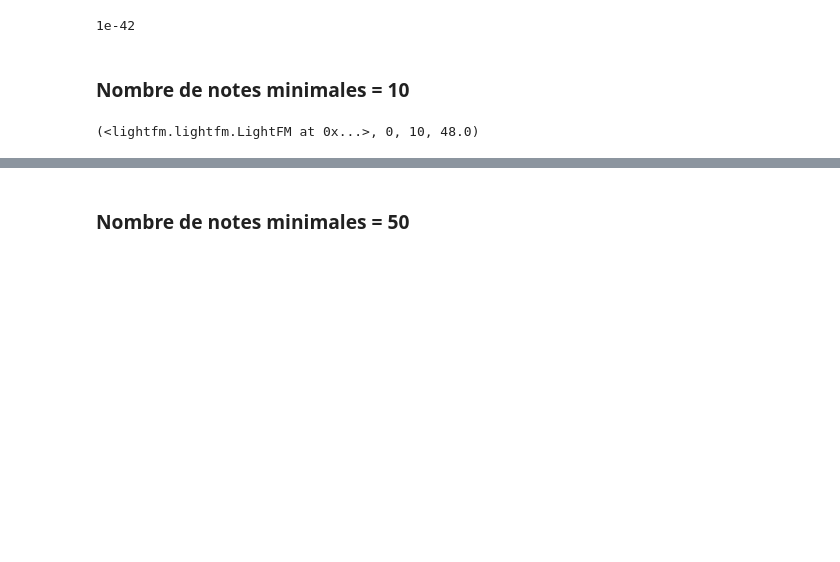
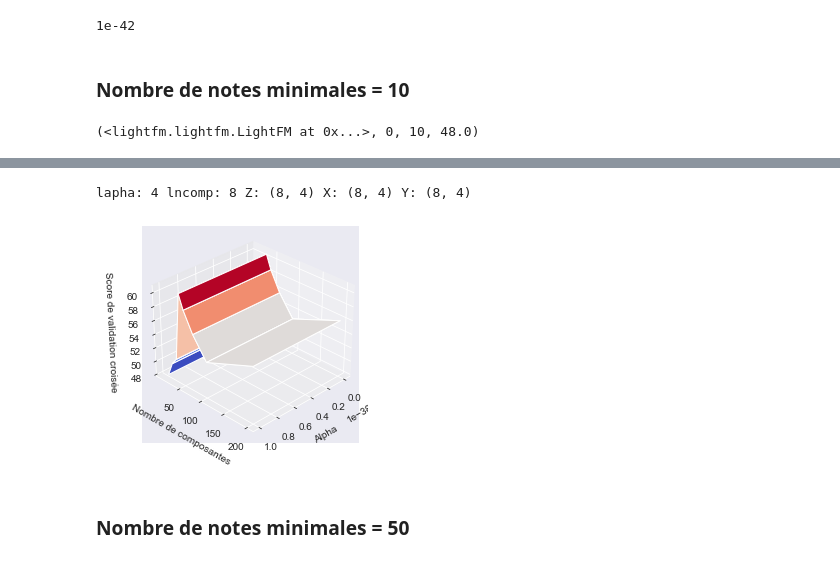
Before and after one commit to N-nolwenn/PLDAC, a Jupyter notebook: cloture/reco-lightfm-tsne.ipynb, the cells around one changed output, grey strips where cells are left out. Saved outputs shown, nothing was run; the diff lists cells and outputs as text; code cells hidden in the pictures; blank space fills up the shorter version.

```diff
--- a/cloture/reco-lightfm-tsne.ipynb
+++ b/cloture/reco-lightfm-tsne.ipynb
@@ -795,3 +795,29 @@ plt.show()
+# %%
+fig = plt.figure()
+ax = fig.add_subplot(111, projection='3d')
+
+# création des tableaux de données X, Y et Z
+X, Y = np.meshgrid(l_alpha, l_n_components)
+Z = np.transpose(l_rels_alpha_ncomp_10)
+
+print(f"lapha: {len(l_alpha)} lncomp: {len(l_n_components)} Z: {Z.shape} X: {X.shape} Y: {Y.shape}")
+
+# tracer la surface
+surf = ax.plot_surface(X, Y, Z, cmap='coolwarm')
+
+# ajouter des étiquettes
+ax.set_xlabel('Alpha')
+ax.set_ylabel('Nombre de composantes')
+ax.set_zlabel('Score de validation croisée')
+
+# ajuster la vue
+ax.view_init(30, 45)
+
+# afficher la figure
+plt.show()
+# %% [output]
+lapha: 4 lncomp: 8 Z: (8, 4) X: (8, 4) Y: (8, 4)
+[figure, added]
 # %% [markdown]
 ### Nombre de notes minimales = 50
 # %%
```
Also changed, not shown: parts of 19 cells of this notebook.
